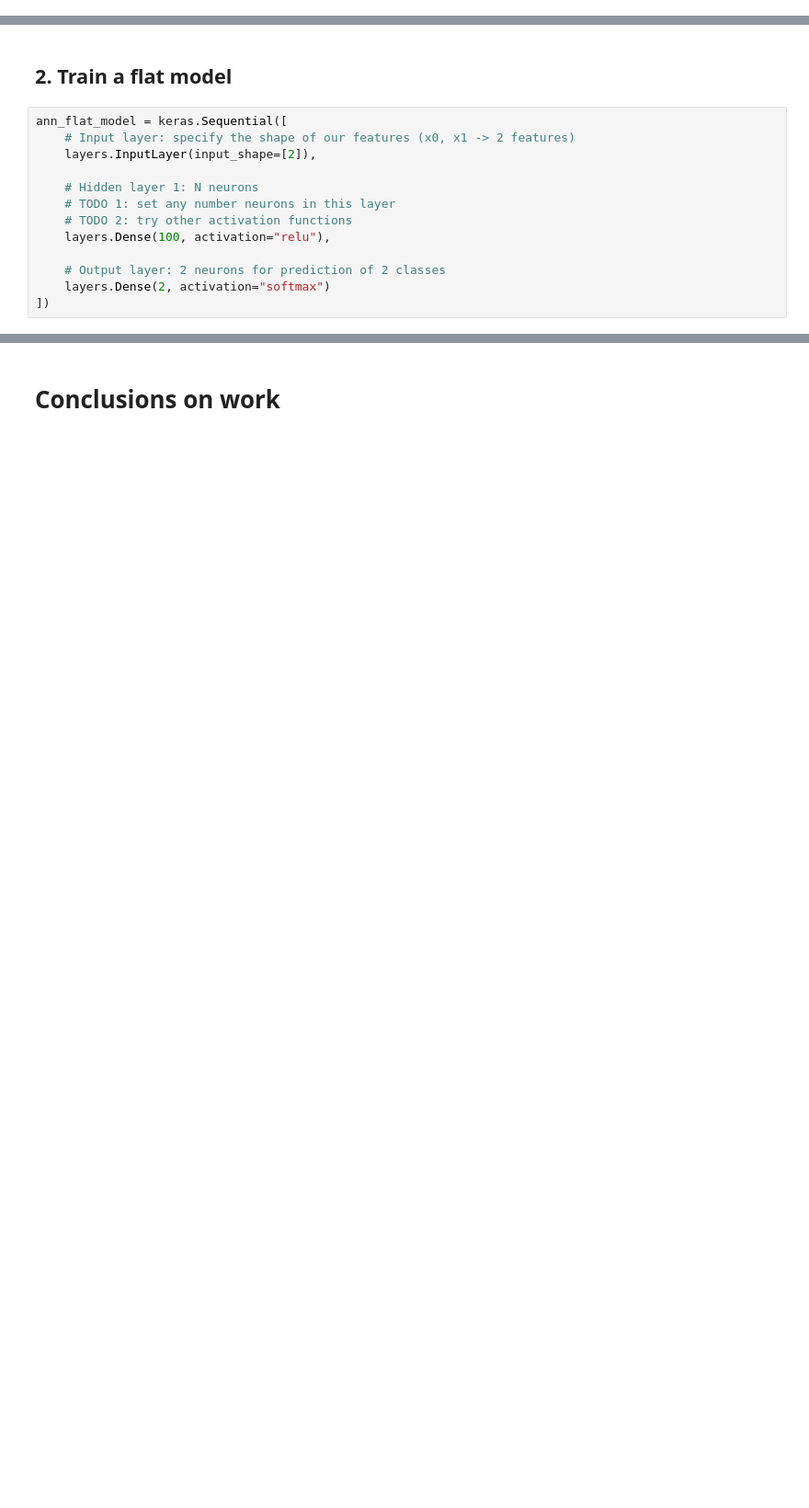
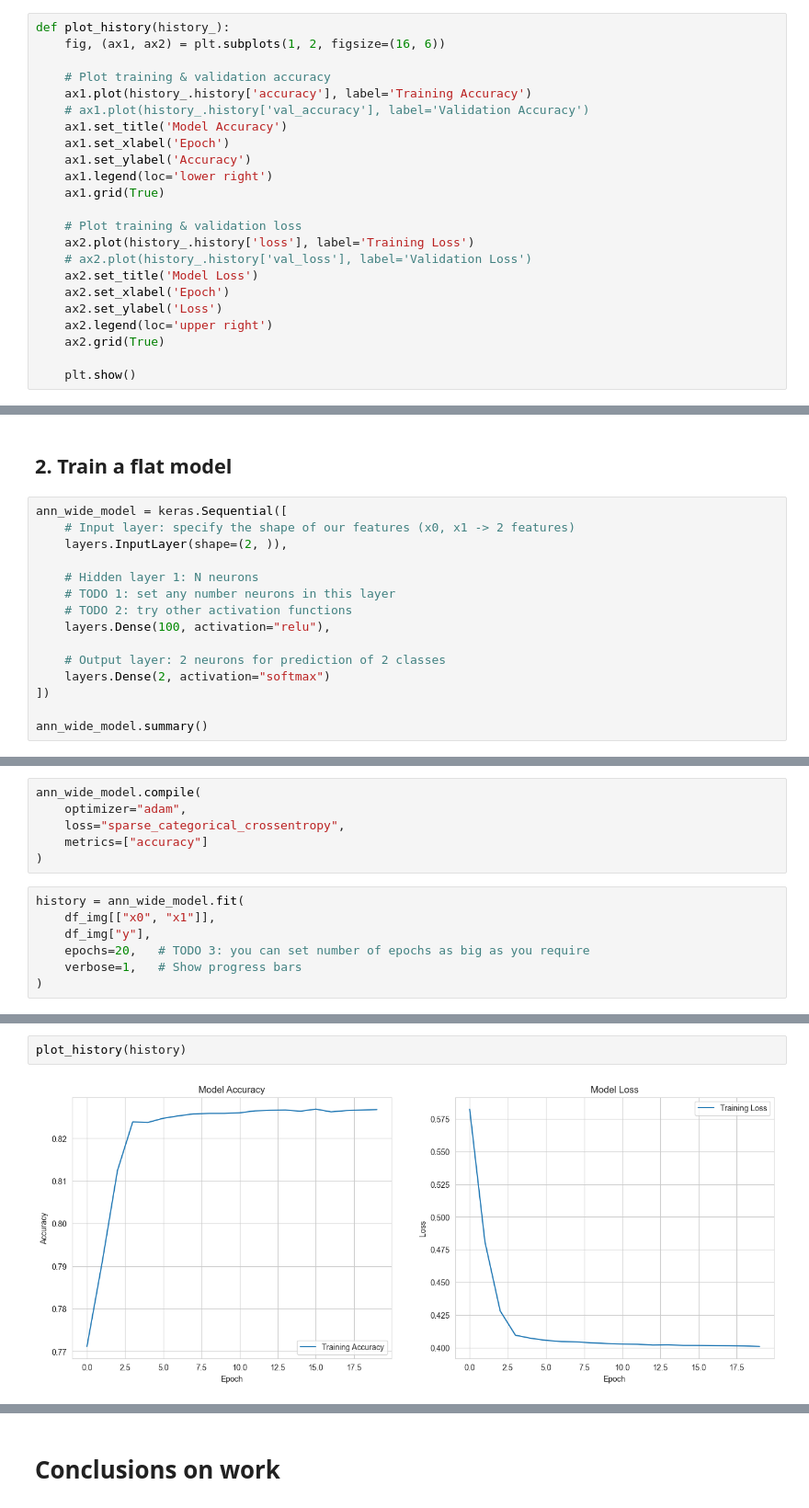
Before and after one commit to VolDonets/Neural_Networks_course, a Jupyter notebook: lap_works/lab_5/lab_5_ultrawide_vs_deep.ipynb, the cells around one changed output, grey strips where cells are left out. Shown at 92% size. Saved outputs shown, nothing was run; the diff lists cells and outputs as text; blank space fills up the shorter version.

```diff
--- a/lap_works/lab_5/lab_5_ultrawide_vs_deep.ipynb
+++ b/lap_works/lab_5/lab_5_ultrawide_vs_deep.ipynb
@@ -196,3 +304,26 @@ def visualize_coordinate_dataframe(
+# %%
+def plot_history(history_):
+    fig, (ax1, ax2) = plt.subplots(1, 2, figsize=(16, 6))
+
+    # Plot training & validation accuracy
+    ax1.plot(history_.history['accuracy'], label='Training Accuracy')
+    # ax1.plot(history_.history['val_accuracy'], label='Validation Accuracy')
+    ax1.set_title('Model Accuracy')
+    ax1.set_xlabel('Epoch')
+    ax1.set_ylabel('Accuracy')
+    ax1.legend(loc='lower right')
+    ax1.grid(True)
+
+    # Plot training & validation loss
+    ax2.plot(history_.history['loss'], label='Training Loss')
+    # ax2.plot(history_.history['val_loss'], label='Validation Loss')
+    ax2.set_title('Model Loss')
+    ax2.set_xlabel('Epoch')
+    ax2.set_ylabel('Loss')
+    ax2.legend(loc='upper right')
+    ax2.grid(True)
+
+    plt.show()
 # %% [markdown]
 # Example of experiments
 # %% [markdown]
@@ -207,9 +339,9 @@ Generating plot... This may take a moment for large images.
 # %% [markdown]
 ## 2. Train a flat model
 # %%
-ann_flat_model = keras.Sequential([
+ann_wide_model = keras.Sequential([
     # Input layer: specify the shape of our features (x0, x1 -> 2 features)
-    layers.InputLayer(input_shape=[2]),
+    layers.InputLayer(shape=(2, )),
 
     # Hidden layer 1: N neurons
     # TODO 1: set any number neurons in this layer
@@ -219,3 +351,5 @@ ann_flat_model = keras.Sequential([
     # Output layer: 2 neurons for prediction of 2 classes
     layers.Dense(2, activation="softmax")
 ])
+
+ann_wide_model.summary()
@@ -221,0 +368,13 @@ ann_flat_model = keras.Sequential([
+# %%
+ann_wide_model.compile(
+    optimizer="adam",
+    loss="sparse_categorical_crossentropy",
+    metrics=["accuracy"]
+)
+# %%
+history = ann_wide_model.fit(
+    df_img[["x0", "x1"]],
+    df_img["y"],
+    epochs=20,   # TODO 3: you can set number of epochs as big as you require
+    verbose=1,   # Show progress bars
+)
@@ -221,0 +409,4 @@ ann_flat_model = keras.Sequential([
+# %%
+plot_history(history)
+# %% [output]
+[figure, added]
```
Also changed, not shown: parts of 20 cells of this notebook.
